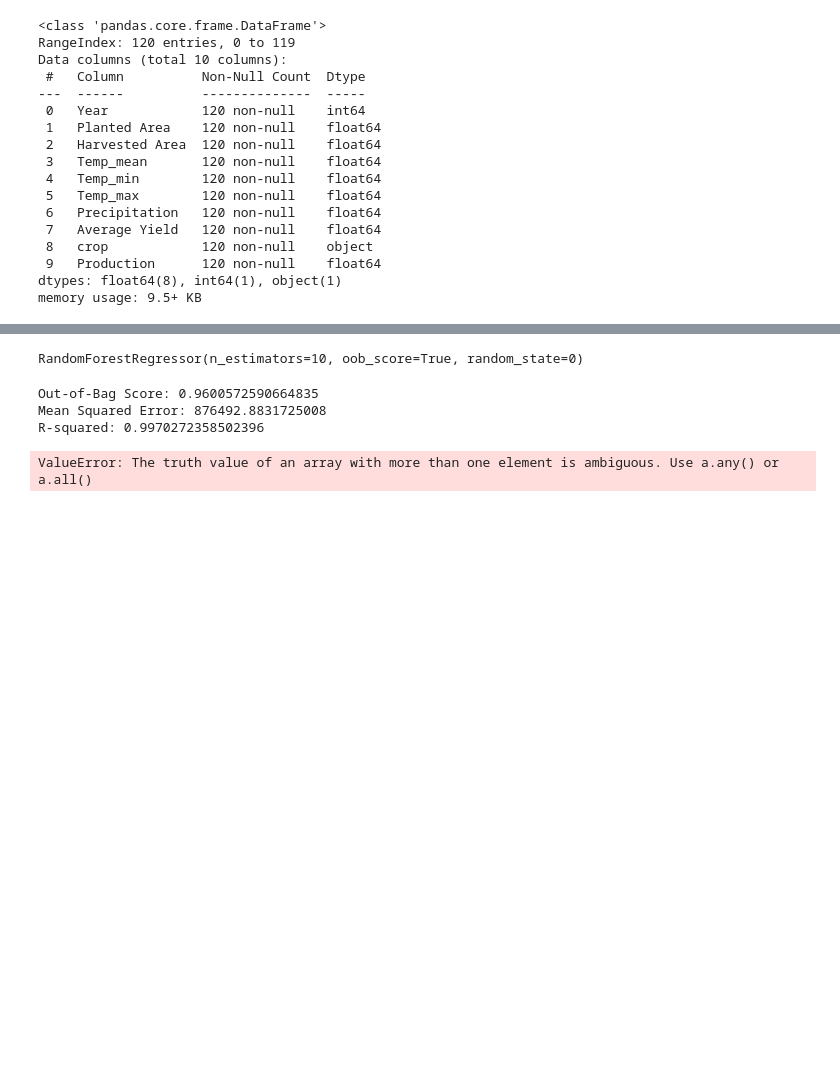
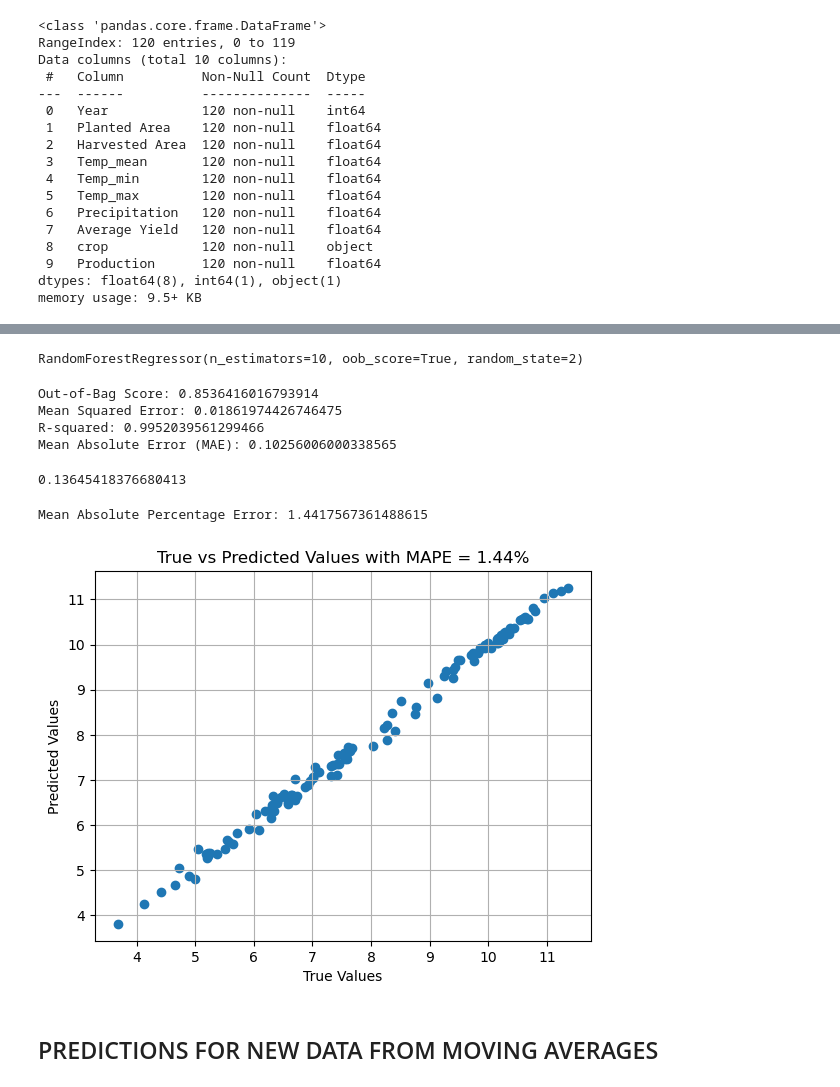
Before and after one commit to mdyousufuddin/Agriculture-Jordan, a Jupyter notebook: RandomForesetFV.ipynb, the cells around one changed output, grey strips where cells are left out. Saved outputs shown, nothing was run; the diff lists cells and outputs as text; code cells hidden in the pictures; blank space fills up the shorter version.

```diff
--- a/RandomForesetFV.ipynb
+++ b/RandomForesetFV.ipynb
@@ -16,5 +17,5 @@ warnings.filterwarnings('ignore')
 # %%
-df = pd.read_csv('jordan2.csv')
+df = pd.read_csv('jordan.csv')
 # %%
 df.info()
 # %% [output]
@@ -41,3 +67,5 @@ y = df.iloc[:,9].values  # Target variable
 # %%
-res = X.dtype.names
-print(res)
+from sklearn.preprocessing import PowerTransformer
+pt = PowerTransformer()
+X_transformed = pt.fit_transform(X)
+Y_log = np.log(y + 1)
@@ -47,51 +93,42 @@ None
 from sklearn.ensemble import RandomForestRegressor
 from sklearn.preprocessing import LabelEncoder
 # %%
-#Check for and handle categorical variables
+'''#Check for and handle categorical variables
 label_encoder = LabelEncoder()
 x_categorical = df.select_dtypes(include=['object']).apply(label_encoder.fit_transform)
 x_numerical = df.select_dtypes(exclude=['object']).values
-x = pd.concat([pd.DataFrame(x_numerical), x_categorical], axis=1).values
+x = pd.concat([pd.DataFrame(x_numerical), x_categorical], axis=1).values'''
 
 # Fitting Random Forest Regression to the dataset
-regressor = RandomForestRegressor(n_estimators=10, random_state=0, oob_score=True)
+regressor = RandomForestRegressor(n_estimators=10, random_state=2, oob_score=True)
 
 # Fit the regressor with x and y data
-regressor.fit(x, y)
+regressor.fit(X_transformed, Y_log)
 # %% [output]
-RandomForestRegressor(n_estimators=10, oob_score=True, random_state=0)
+RandomForestRegressor(n_estimators=10, oob_score=True, random_state=2)
 # %%
 # Evaluating the model
 from sklearn.metrics import mean_squared_error, r2_score
+from sklearn.metrics import mean_absolute_error
 
 # Access the OOB Score
 oob_score = regressor.oob_score_
 print(f'Out-of-Bag Score: {oob_score}')
 
 # Making predictions on the same data or new data
-predictions = regressor.predict(x)
+predictions = regressor.predict(X_transformed)
 
 # Evaluating the model
-mse = mean_squared_error(y, predictions)
+mse = mean_squared_error(Y_log, predictions)
 print(f'Mean Squared Error: {mse}')
 
-r2 = r2_score(y, predictions)
+r2 = r2_score(Y_log, predictions)
 print(f'R-squared: {r2}')
+
+mae = mean_absolute_error(Y_log, predictions)
+print("Mean Absolute Error (MAE):", mae)
 # %% [output]
-Out-of-Bag Score: 0.9600572590664835
-Mean Squared Error: 876492.8831725008
-R-squared: 0.9970272358502396
+Out-of-Bag Score: 0.8536416016793914
+Mean Squared Error: 0.01861974426746475
+R-squared: 0.9952039561299466
+Mean Absolute Error (MAE): 0.10256006000338565
-# %%
-import numpy as np
-X_grid = np.arange(min(X),max(X),0.01)
-X_grid = X_grid.reshape(len(X_grid),1)
-
-plt.scatter(X,y, color='blue') #plotting real points
-plt.plot(X_grid, regressor.predict(X_grid),color='green') #plotting for predict points
-
-plt.title("Random Forest Regression Results")
-plt.xlabel('Position level')
-plt.ylabel('Salary')
-plt.show()
-# %% [output]
-ValueError: The truth value of an array with more than one element is ambiguous. Use a.any() or a.all()
@@ -110,0 +135,29 @@ plt.show()
+# %%
+import math
+print(math.sqrt(mse))
+# %% [output]
+0.13645418376680413
+# %%
+import numpy as np
+import matplotlib.pyplot as plt
+def mean_absolute_percentage_error(y_test, y_pred):
+  """Calculates the Mean Absolute Percentage Error (MAPE)"""
+  y_test, y_pred = np.array(y_test), np.array(y_pred)
+  return np.mean(np.abs((Y_log-predictions) / Y_log)) * 100
+
+# Calculate MAPE
+mape = mean_absolute_percentage_error(Y_log, predictions)
+print("Mean Absolute Percentage Error:", mape)
+
+# Create scatter plot
+plt.scatter(Y_log, predictions)
+plt.xlabel("True Values")
+plt.ylabel("Predicted Values")
+plt.title(f"True vs Predicted Values with MAPE = {mape:.2f}%")
+plt.grid(True)
+plt.show()
+# %% [output]
+Mean Absolute Percentage Error: 1.4417567361488615
+[figure, added]
+# %% [markdown]
+## PREDICTIONS FOR NEW DATA FROM MOVING AVERAGES
```
Also changed, not shown: parts of 15 cells of this notebook, 4 other files.
